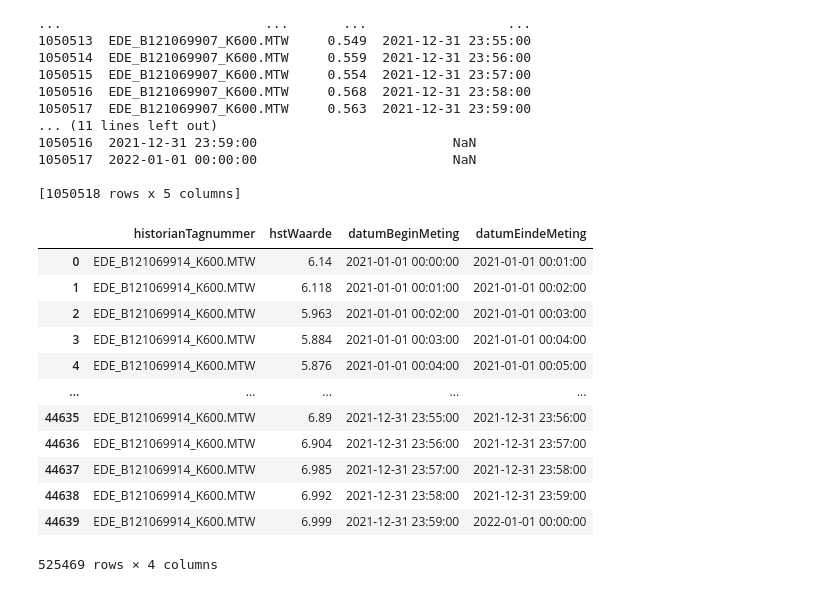
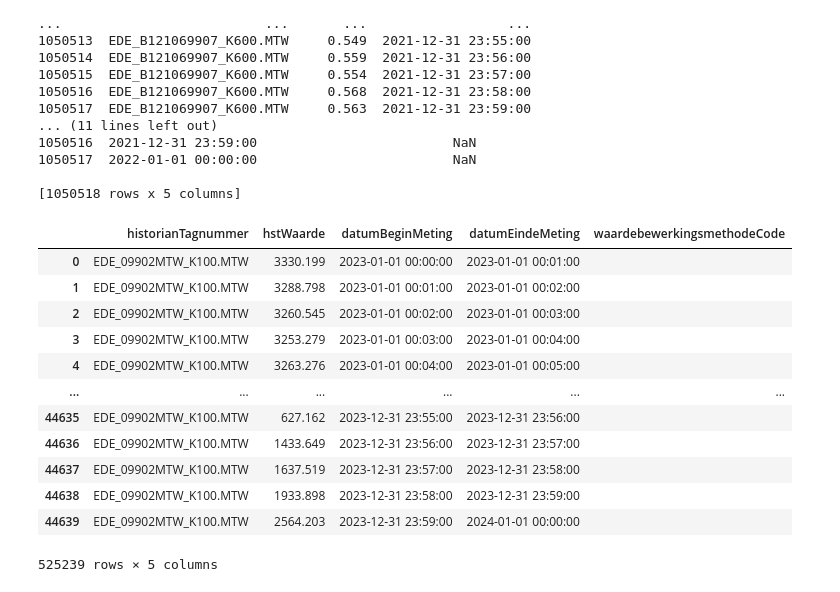
Before and after one commit to georgyHZ/DuskpetalHoppers, a Jupyter notebook: Iteration1.ipynb, the cells around one changed output. Drawn from its saved outputs; the diff is of its cells as text; code cells hidden in the pictures.

```diff
--- a/Iteration1.ipynb
+++ b/Iteration1.ipynb
@@ -97,19 +105,19 @@ print(merged_oxygen_b)
 
 [1050518 rows x 5 columns]
 # %%
-sensor_14 = pd.read_parquet('data/HistoricalWWTPData/DTWINTERNALWWTPDATA/Data/EDE_B121069914_K600.MTW.parquet')
-sensor_14
+water_flow = pd.read_parquet('data/Influent_Flow_2023.parquet')
+water_flow
 # %% [output]
-|  | historianTagnummer | hstWaarde | datumBeginMeting | datumEindeMeting |
-| 0 | EDE_B121069914_K600.MTW | 6.14 | 2021-01-01 00:00:00 | 2021-01-01 00:01:00 |
-| 1 | EDE_B121069914_K600.MTW | 6.118 | 2021-01-01 00:01:00 | 2021-01-01 00:02:00 |
-| 2 | EDE_B121069914_K600.MTW | 5.963 | 2021-01-01 00:02:00 | 2021-01-01 00:03:00 |
-| 3 | EDE_B121069914_K600.MTW | 5.884 | 2021-01-01 00:03:00 | 2021-01-01 00:04:00 |
-| 4 | EDE_B121069914_K600.MTW | 5.876 | 2021-01-01 00:04:00 | 2021-01-01 00:05:00 |
-| ... | ... | ... | ... | ... |
-| 44635 | EDE_B121069914_K600.MTW | 6.89 | 2021-12-31 23:55:00 | 2021-12-31 23:56:00 |
-| 44636 | EDE_B121069914_K600.MTW | 6.904 | 2021-12-31 23:56:00 | 2021-12-31 23:57:00 |
-| 44637 | EDE_B121069914_K600.MTW | 6.985 | 2021-12-31 23:57:00 | 2021-12-31 23:58:00 |
-| 44638 | EDE_B121069914_K600.MTW | 6.992 | 2021-12-31 23:58:00 | 2021-12-31 23:59:00 |
-| 44639 | EDE_B121069914_K600.MTW | 6.999 | 2021-12-31 23:59:00 | 2022-01-01 00:00:00 |
+|  | historianTagnummer | hstWaarde | datumBeginMeting | datumEindeMeting | waardebewerkingsmethodeCode |
+| 0 | EDE_09902MTW_K100.MTW | 3330.199 | 2023-01-01 00:00:00 | 2023-01-01 00:01:00 |  |
+| 1 | EDE_09902MTW_K100.MTW | 3288.798 | 2023-01-01 00:01:00 | 2023-01-01 00:02:00 |  |
+| 2 | EDE_09902MTW_K100.MTW | 3260.545 | 2023-01-01 00:02:00 | 2023-01-01 00:03:00 |  |
+| 3 | EDE_09902MTW_K100.MTW | 3253.279 | 2023-01-01 00:03:00 | 2023-01-01 00:04:00 |  |
+| 4 | EDE_09902MTW_K100.MTW | 3263.276 | 2023-01-01 00:04:00 | 2023-01-01 00:05:00 |  |
+| ... | ... | ... | ... | ... | ... |
+| 44635 | EDE_09902MTW_K100.MTW | 627.162 | 2023-12-31 23:55:00 | 2023-12-31 23:56:00 |  |
+| 44636 | EDE_09902MTW_K100.MTW | 1433.649 | 2023-12-31 23:56:00 | 2023-12-31 23:57:00 |  |
+| 44637 | EDE_09902MTW_K100.MTW | 1637.519 | 2023-12-31 23:57:00 | 2023-12-31 23:58:00 |  |
+| 44638 | EDE_09902MTW_K100.MTW | 1933.898 | 2023-12-31 23:58:00 | 2023-12-31 23:59:00 |  |
+| 44639 | EDE_09902MTW_K100.MTW | 2564.203 | 2023-12-31 23:59:00 | 2024-01-01 00:00:00 |  |
-525469 rows × 4 columns
+525239 rows × 5 columns
```
Also changed, not shown: parts of 5 cells of this notebook.
